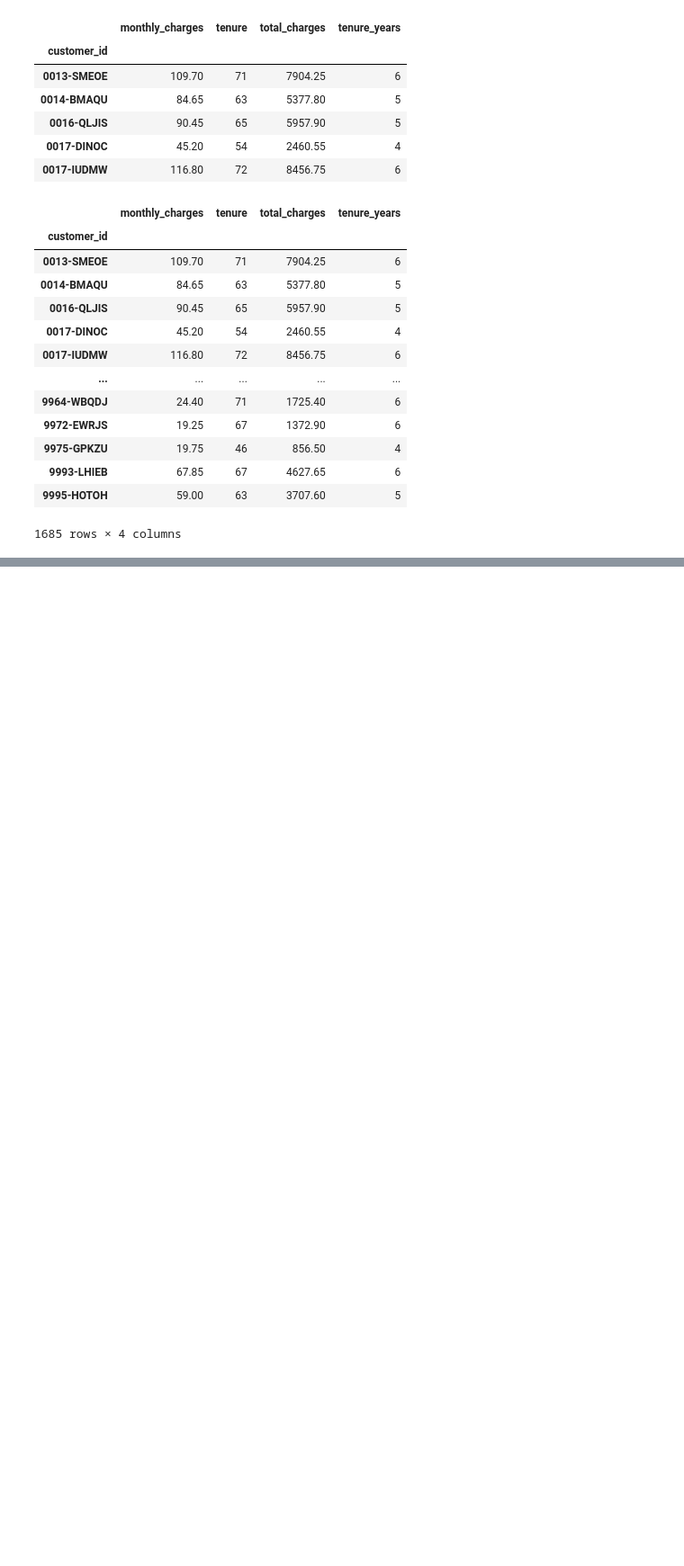
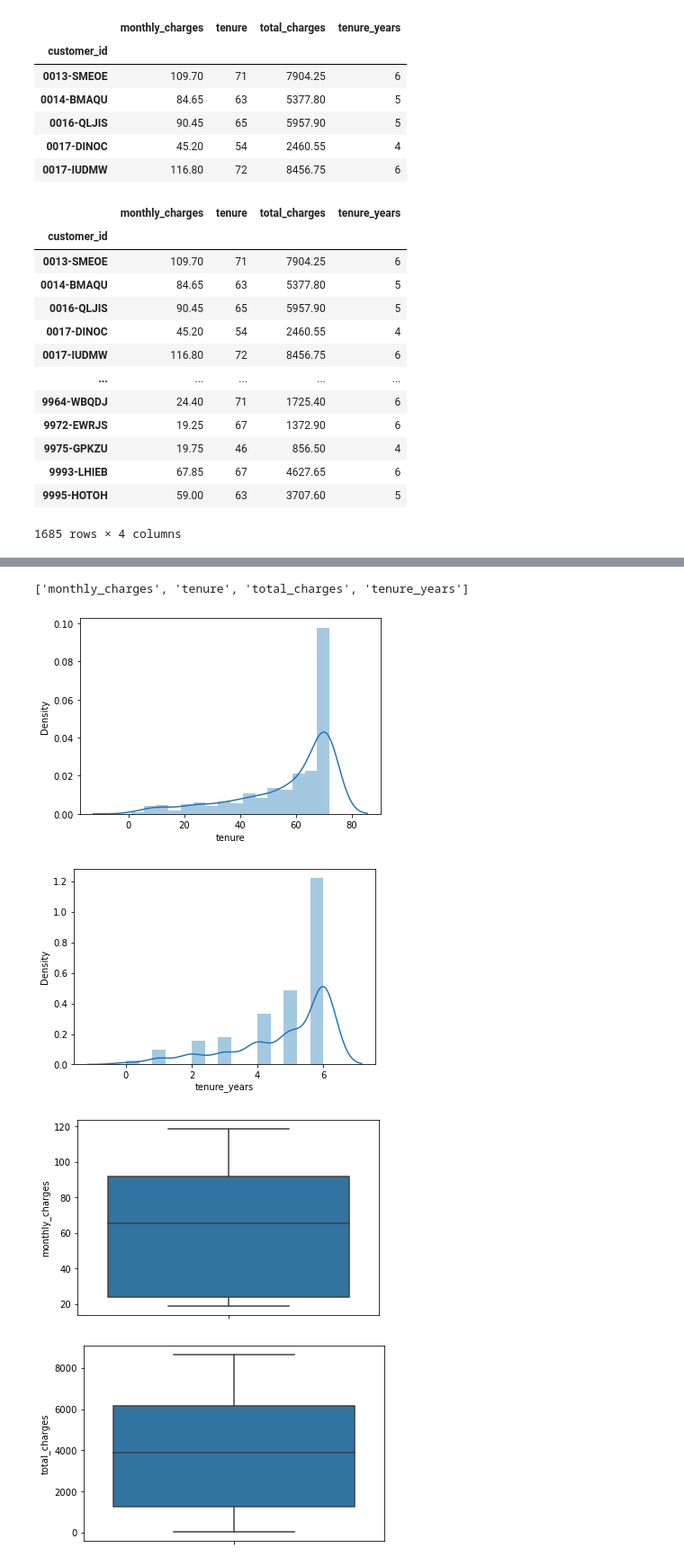
Before and after one commit to johngrinstead/regression_exercises, a Jupyter notebook: explore_telco.ipynb, the cells around one changed output, grey strips where cells are left out. Shown: that part at 90% size. Cells and saved outputs as stored; diff of their text form; code cells hidden in the pictures; blank space fills up the shorter version.

```diff
--- a/explore_telco.ipynb
+++ b/explore_telco.ipynb
@@ -170,0 +173,15 @@ months_to_years(df)
+# %%
+cat_vars = ['tenure', 'tenure_years']
+
+quant_vars = ['monthly_charges']
+
+target_var = ['total_charges']
+# %%
+list(train.columns)
+# %% [output]
+['monthly_charges', 'tenure', 'total_charges', 'tenure_years']
+# %%
+def plot_categorical_and_continuous_vars(df, cat_vars, quant_vars, target_var):
+    plot_cat(df, cat_vars)
+
+    plot_quant(df, quant_vars)
@@ -170,0 +200,7 @@ months_to_years(df)
+# %%
+plot_categorical_and_continuous_vars(train, cat_vars, quant_vars, target_var)
+# %% [output]
+[figure, added]
+[figure, added]
+[figure, added]
+[figure, added]
```
Also changed, not shown: parts of 16 cells of this notebook, 1 other file.
